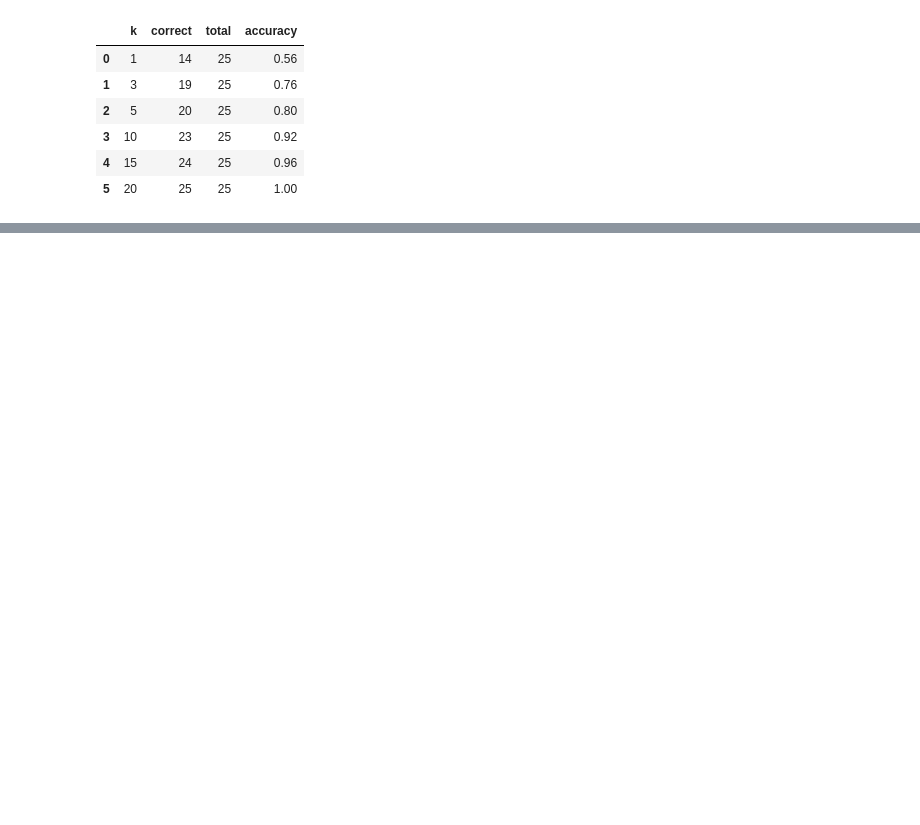
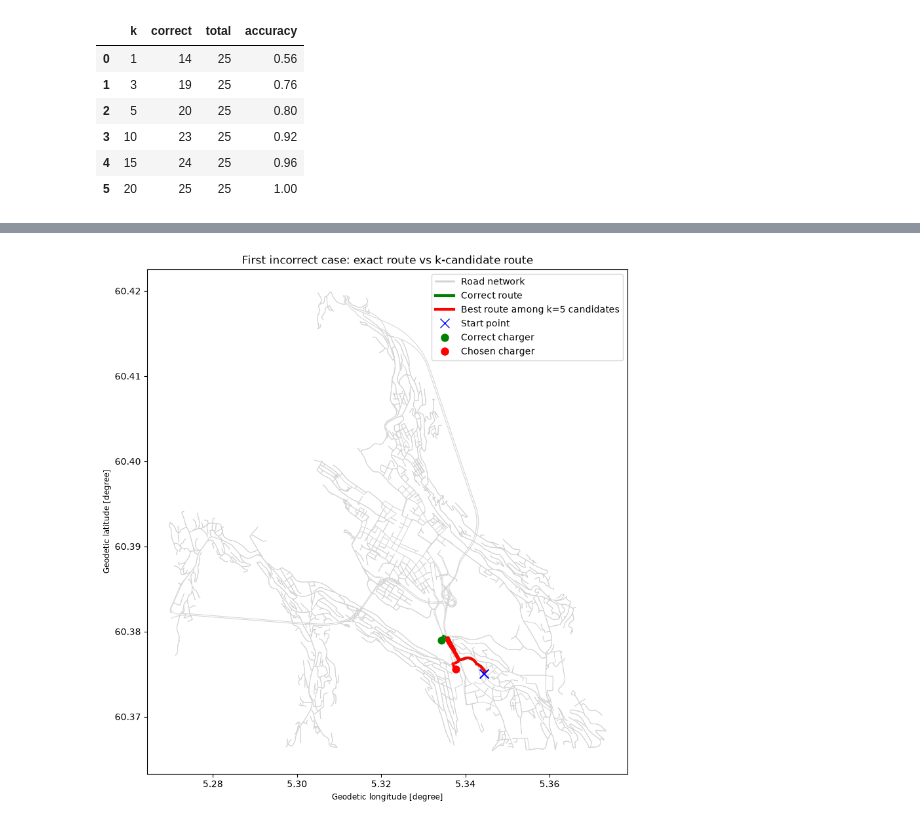
Before and after one commit to hcloenne/nearest-ev-charger, a Jupyter notebook: notebooks/road_network_routing.ipynb, the cells around one changed output, grey strips where cells are left out. Saved outputs shown, nothing was run; the diff lists cells and outputs as text; code cells hidden in the pictures; blank space fills up the shorter version.

```diff
--- a/notebooks/road_network_routing.ipynb
+++ b/notebooks/road_network_routing.ipynb
@@ -1009,0 +1024,7 @@ summary_df
+# %%
+start_node = false_case["start_node"]
+brute_idx = false_case["brute_idx"]
+candidate_idx = false_case["candidate_idx"]
+
+brute_node = chargers_routable.loc[brute_idx, "nearest_node"]
+candidate_node = chargers_routable.loc[candidate_idx, "nearest_node"]
@@ -1009,0 +1062,86 @@ summary_df
+# %%
+from shapely.geometry import Point
+import geopandas as gpd
+
+start_point_gdf = gpd.GeoDataFrame(
+    {"label": ["Start point"]},
+    geometry=[Point(G.nodes[start_node]["x"], G.nodes[start_node]["y"])],
+    crs="EPSG:4326"
+)
+
+brute_charger_gdf = chargers_routable.loc[[brute_idx]].copy()
+candidate_charger_gdf = chargers_routable.loc[[candidate_idx]].copy()
+# %%
+import matplotlib.pyplot as plt
+from matplotlib.lines import Line2D
+
+fig, ax = plt.subplots(figsize=(10, 10))
+
+# Veinett
+edges.plot(
+    ax=ax,
+    color="lightgray",
+    linewidth=0.7,
+    zorder=1
+)
+
+# Korrekt rute
+if brute_edges is not None:
+    brute_edges.plot(
+        ax=ax,
+        color="green",
+        linewidth=3,
+        zorder=3
+    )
+
+# Kandidatrute
+if candidate_edges is not None:
+    candidate_edges.plot(
+        ax=ax,
+        color="red",
+        linewidth=3,
+        zorder=4
+    )
+
+# Startpunkt
+start_point_gdf.plot(
+    ax=ax,
+    color="blue",
+    marker="x",
+    markersize=100,
+    zorder=5
+)
+
+# Korrekt lader
+brute_charger_gdf.plot(
+    ax=ax,
+    color="green",
+    markersize=60,
+    zorder=6
+)
+
+# Kandidatlader
+candidate_charger_gdf.plot(
+    ax=ax,
+    color="red",
+    markersize=60,
+    zorder=7
+)
+
+# Legende
+legend_elements = [
+    Line2D([0], [0], color="lightgray", lw=2, label="Road network"),
+    Line2D([0], [0], color="green", lw=3, label="Correct route"),
+    Line2D([0], [0], color="red", lw=3, label=f"Best route among k={false_case['k']} candidates"),
+    Line2D([0], [0], marker="x", color="blue", linestyle="None", markersize=10, label="Start point"),
+    Line2D([0], [0], marker="o", color="w", markerfacecolor="green", markersize=10, label="Correct charger"),
+    Line2D([0], [0], marker="o", color="w", markerfacecolor="red", markersize=10, label="Chosen charger")
+]
+
+ax.legend(handles=legend_elements, loc="best")
+
+ax.set_title("First incorrect case: exact route vs k-candidate route")
+
+plt.show()
+# %% [output]
+[figure, added]
```
Also changed, not shown: parts of 8 cells of this notebook.
